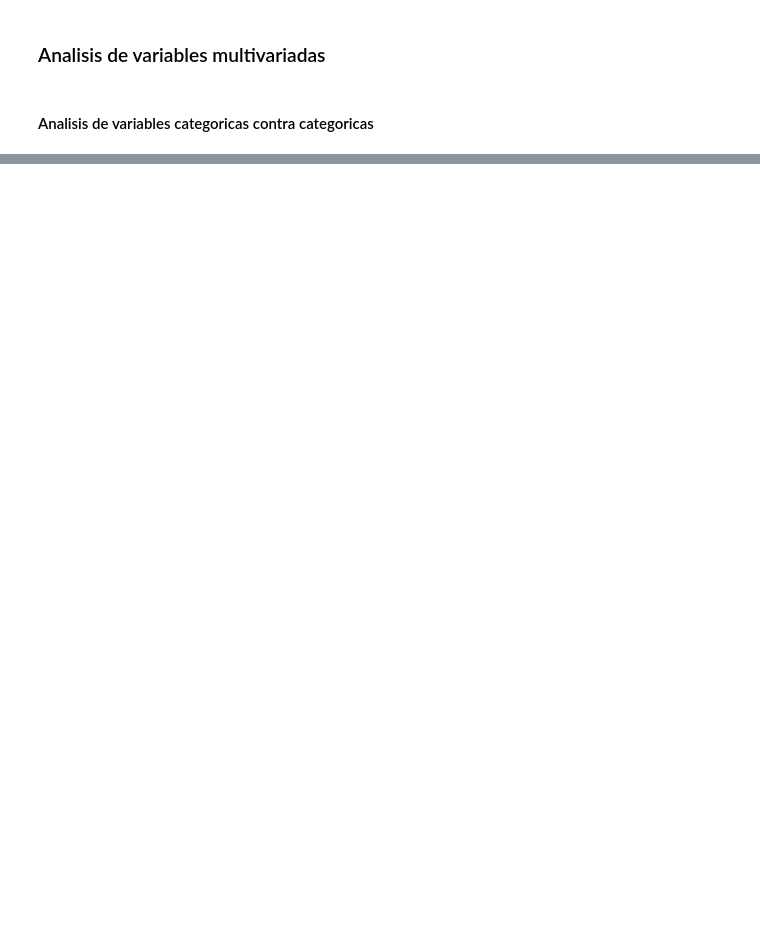
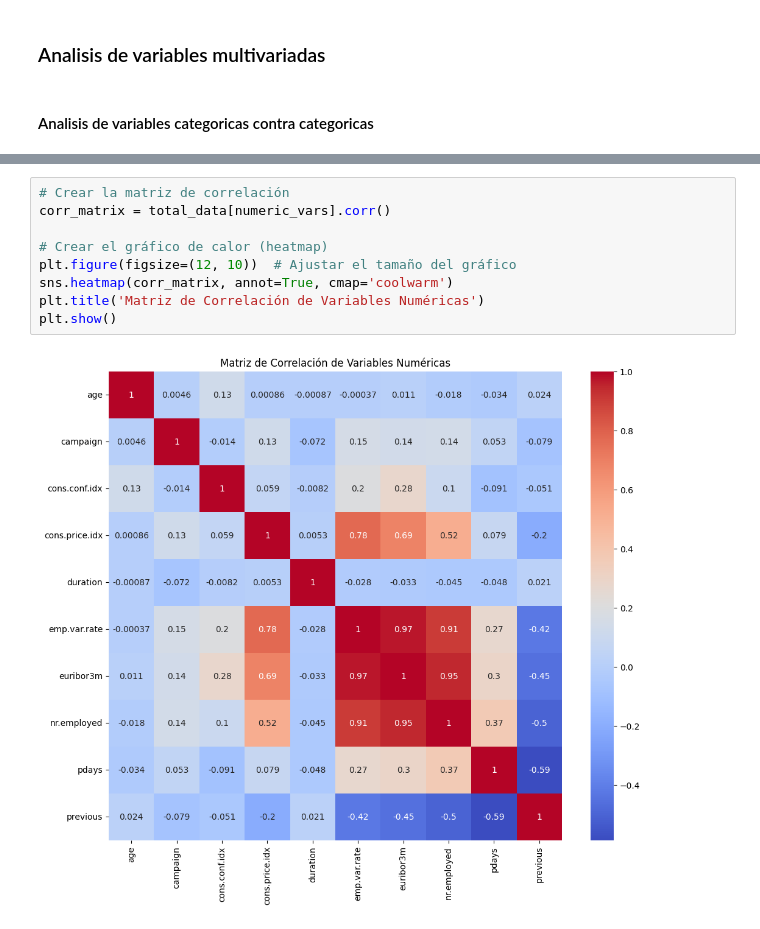
Before and after one commit to pjparreaza/Primer_Algoritmo_ML, a Jupyter notebook: src/explore.ipynb, the cells around one changed output, grey strips where cells are left out. Saved outputs shown, nothing was run; the diff lists cells and outputs as text; blank space fills up the shorter version.

```diff
--- a/src/explore.ipynb
+++ b/src/explore.ipynb
@@ -166,0 +198,11 @@ plt.show()
+# %%
+# Crear la matriz de correlación
+corr_matrix = total_data[numeric_vars].corr()
+
+# Crear el gráfico de calor (heatmap)
+plt.figure(figsize=(12, 10))  # Ajustar el tamaño del gráfico
+sns.heatmap(corr_matrix, annot=True, cmap='coolwarm')
+plt.title('Matriz de Correlación de Variables Numéricas')
+plt.show()
+# %% [output]
+[figure, added]
```
Also changed, not shown: parts of 8 cells of this notebook.
